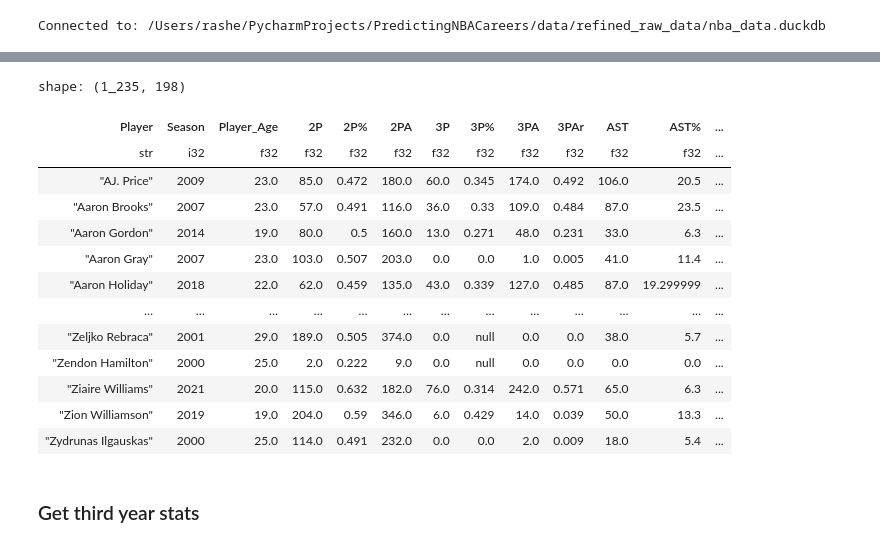
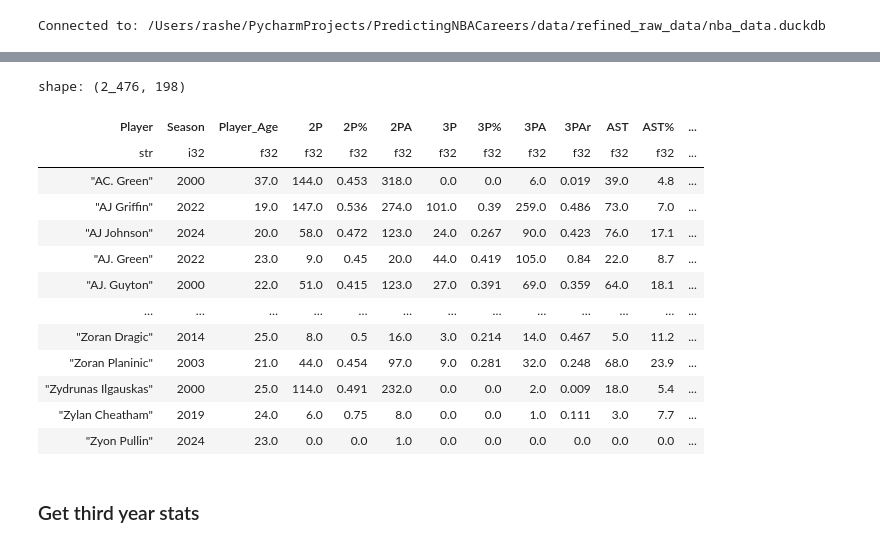
Before and after one commit to RasheedMartin/PredictingNBACareers, a Jupyter notebook: notebooks/data_extraction/Rookie_Stats_Getting_Data.ipynb, the cells around one changed output, grey strips where cells are left out. Cells and saved outputs as stored; diff of their text form; code cells hidden in the pictures.

```diff
--- a/notebooks/data_extraction/Rookie_Stats_Getting_Data.ipynb
+++ b/notebooks/data_extraction/Rookie_Stats_Getting_Data.ipynb
@@ -26,7 +26,7 @@ WITH player_season_counts AS (
         COUNT(DISTINCT season_id) AS season_count
     FROM player_stat_values
     GROUP BY player_id
-    HAVING COUNT(DISTINCT season_id) > 3
+
 ),
 first_three_seasons AS (
     SELECT
@@ -271,3 +272,43 @@ LEFT JOIN team_season_info tsi_prev
     df_team_playoffs_prior = pl.from_arrow(arr)
 # %% [output]
 Connected to: /Users/rashe/PycharmProjects/PredictingNBACareers/data/refined_raw_data/nba_data.duckdb
+# %%
+df_team_playoffs_prior = df_team_playoffs_prior.filter(pl.col("season") == pl.col("season").min().over("player_name")) # only rookies' first season
+
+# Step 1: Count unique teams per player per season
+team_counts = (
+    df_team_playoffs_prior.group_by(["player_name", "season"])
+      .agg(pl.col("team").n_unique().alias("team_count"))
+)
+
+# Step 2: Join this count back to the original DataFrame
+df_team_playoffs_prior = df_team_playoffs_prior.join(team_counts, on=["player_name", "season"])
+
+# Step 3: Create a new column with the simplified team info
+df_team_playoffs_prior = df_team_playoffs_prior.with_columns([
+    pl.when(pl.col("team_count") > 1)
+      .then(pl.lit("Multiple Teams"))
+      .otherwise(pl.col("team"))
+      .alias("team_simplified")
+]).drop("team_count")
+
+
+df_team_playoffs_prior = (
+    df_team_playoffs_prior.group_by(["player_name", "season"])
+      .agg([
+          pl.col("team_simplified").first(),  # or use .max() or .unique() depending on context
+          *[
+              pl.col(col).first()
+              for col in df_team_playoffs_prior.columns
+              if col not in ["player_name", "season", "team", "team_simplified"]
+          ]
+      ])
+)
+
+df_team_playoffs_prior = df_team_playoffs_prior.rename({
+    "team_simplified": "Team",
+    "player_name": "Player",
+    "season": "Season"
+})
+
+df_team_playoffs_prior
@@ -274,21 +330,21 @@ Connected to: /Users/rashe/PycharmProjects/PredictingNBACareers/data/refined_raw
 # %%
-df_with_team_player_stats = df_pct_diff_rookie_stats.join(df_team_playoffs_prior, left_on=["Player", "Season"], right_on=["player_name", "season"], how="left")
+df_with_team_player_stats = df_pct_diff_rookie_stats.join(df_team_playoffs_prior, on=["Player", "Season"], how="left")
 df_with_team_player_stats
 # %% [output]
-shape: (1_235, 198)
+shape: (2_476, 198)
 | Player | Season | Player_Age | 2P | 2P% | 2PA | 3P | 3P% | 3PA | 3PAr | AST | AST% | ... |
 | str | i32 | f32 | f32 | f32 | f32 | f32 | f32 | f32 | f32 | f32 | f32 | ... |
-| "AJ. Price" | 2009 | 23.0 | 85.0 | 0.472 | 180.0 | 60.0 | 0.345 | 174.0 | 0.492 | 106.0 | 20.5 | ... |
-| "Aaron Brooks" | 2007 | 23.0 | 57.0 | 0.491 | 116.0 | 36.0 | 0.33 | 109.0 | 0.484 | 87.0 | 23.5 | ... |
-| "Aaron Gordon" | 2014 | 19.0 | 80.0 | 0.5 | 160.0 | 13.0 | 0.271 | 48.0 | 0.231 | 33.0 | 6.3 | ... |
-| "Aaron Gray" | 2007 | 23.0 | 103.0 | 0.507 | 203.0 | 0.0 | 0.0 | 1.0 | 0.005 | 41.0 | 11.4 | ... |
-| "Aaron Holiday" | 2018 | 22.0 | 62.0 | 0.459 | 135.0 | 43.0 | 0.339 | 127.0 | 0.485 | 87.0 | 19.299999 | ... |
+| "AC. Green" | 2000 | 37.0 | 144.0 | 0.453 | 318.0 | 0.0 | 0.0 | 6.0 | 0.019 | 39.0 | 4.8 | ... |
+| "AJ Griffin" | 2022 | 19.0 | 147.0 | 0.536 | 274.0 | 101.0 | 0.39 | 259.0 | 0.486 | 73.0 | 7.0 | ... |
+| "AJ Johnson" | 2024 | 20.0 | 58.0 | 0.472 | 123.0 | 24.0 | 0.267 | 90.0 | 0.423 | 76.0 | 17.1 | ... |
+| "AJ. Green" | 2022 | 23.0 | 9.0 | 0.45 | 20.0 | 44.0 | 0.419 | 105.0 | 0.84 | 22.0 | 8.7 | ... |
+| "AJ. Guyton" | 2000 | 22.0 | 51.0 | 0.415 | 123.0 | 27.0 | 0.391 | 69.0 | 0.359 | 64.0 | 18.1 | ... |
 | … | … | … | … | … | … | … | … | … | … | … | … | ... |
-| "Zeljko Rebraca" | 2001 | 29.0 | 189.0 | 0.505 | 374.0 | 0.0 | null | 0.0 | 0.0 | 38.0 | 5.7 | ... |
-| "Zendon Hamilton" | 2000 | 25.0 | 2.0 | 0.222 | 9.0 | 0.0 | null | 0.0 | 0.0 | 0.0 | 0.0 | ... |
-| "Ziaire Williams" | 2021 | 20.0 | 115.0 | 0.632 | 182.0 | 76.0 | 0.314 | 242.0 | 0.571 | 65.0 | 6.3 | ... |
-| "Zion Williamson" | 2019 | 19.0 | 204.0 | 0.59 | 346.0 | 6.0 | 0.429 | 14.0 | 0.039 | 50.0 | 13.3 | ... |
+| "Zoran Dragic" | 2014 | 25.0 | 8.0 | 0.5 | 16.0 | 3.0 | 0.214 | 14.0 | 0.467 | 5.0 | 11.2 | ... |
+| "Zoran Planinic" | 2003 | 21.0 | 44.0 | 0.454 | 97.0 | 9.0 | 0.281 | 32.0 | 0.248 | 68.0 | 23.9 | ... |
 | "Zydrunas Ilgauskas" | 2000 | 25.0 | 114.0 | 0.491 | 232.0 | 0.0 | 0.0 | 2.0 | 0.009 | 18.0 | 5.4 | ... |
+| "Zylan Cheatham" | 2019 | 24.0 | 6.0 | 0.75 | 8.0 | 0.0 | 0.0 | 1.0 | 0.111 | 3.0 | 7.7 | ... |
+| "Zyon Pullin" | 2024 | 23.0 | 0.0 | 0.0 | 1.0 | 0.0 | 0.0 | 0.0 | 0.0 | 0.0 | 0.0 | ... |
 # %% [markdown]
 ### Get third year stats
 # %%
```
Also changed, not shown: parts of 22 cells of this notebook, 12 other files.
